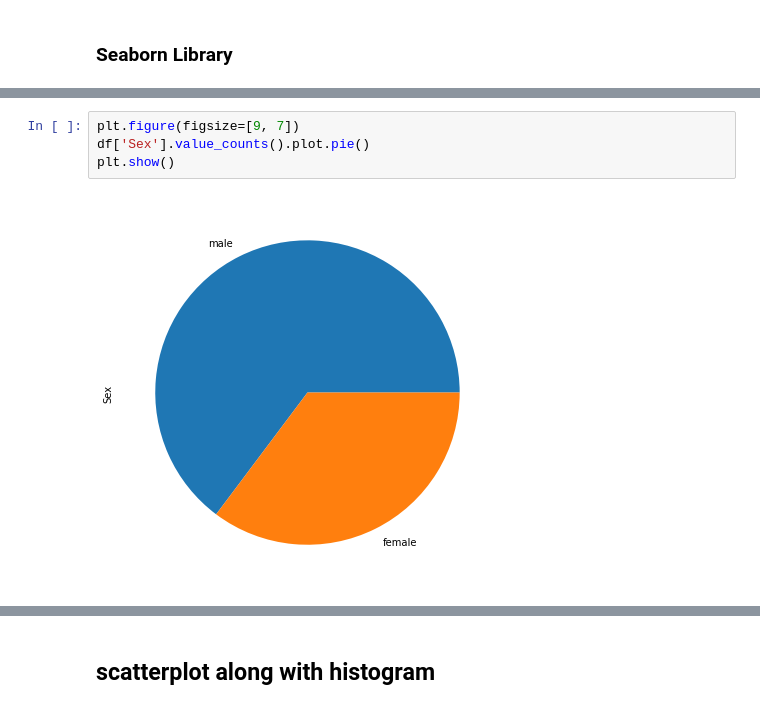
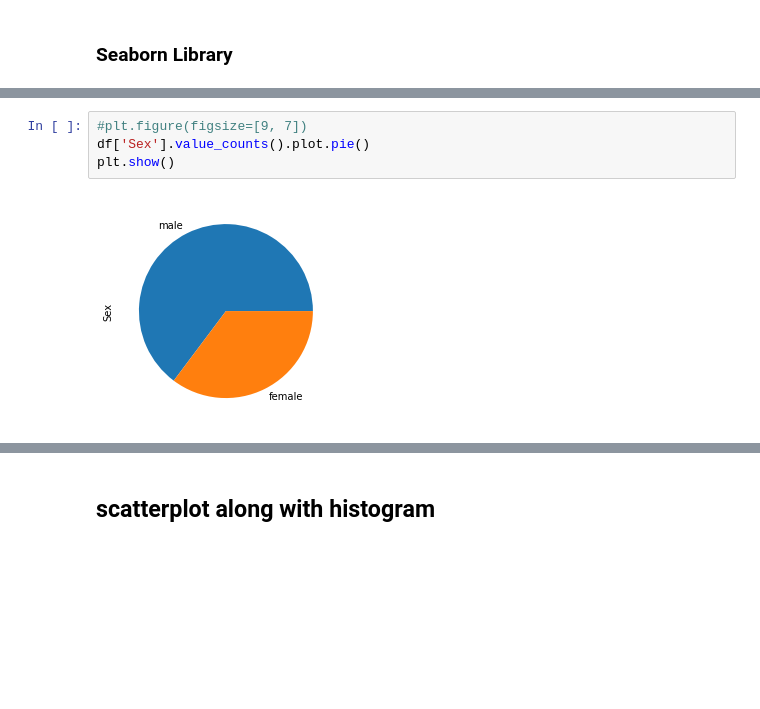
Before and after one commit to omkargaikwad23/DSBDA, a Jupyter notebook: Assignment08/Assignment08.ipynb, the cells around one changed output, grey strips where cells are left out. Cells and saved outputs as stored; diff of their text form; blank space fills up the shorter version.

```diff
--- a/Assignment08/Assignment08.ipynb
+++ b/Assignment08/Assignment08.ipynb
@@ -111,10 +114,10 @@ very less number of people have fair greater than 500
 [figure]
 # %%
-plt.figure(figsize=[9, 7])
+#plt.figure(figsize=[9, 7])
 df['Sex'].value_counts().plot.pie()
 plt.show()
 # %% [output]
-[figure, old version]
+[figure, new version]
 # %%
 # plotting the scatter plot
 # Are you trying to see if your two variables might mean something when put together?
```
Also changed, not shown: parts of 6 cells of this notebook, 13 other files.
